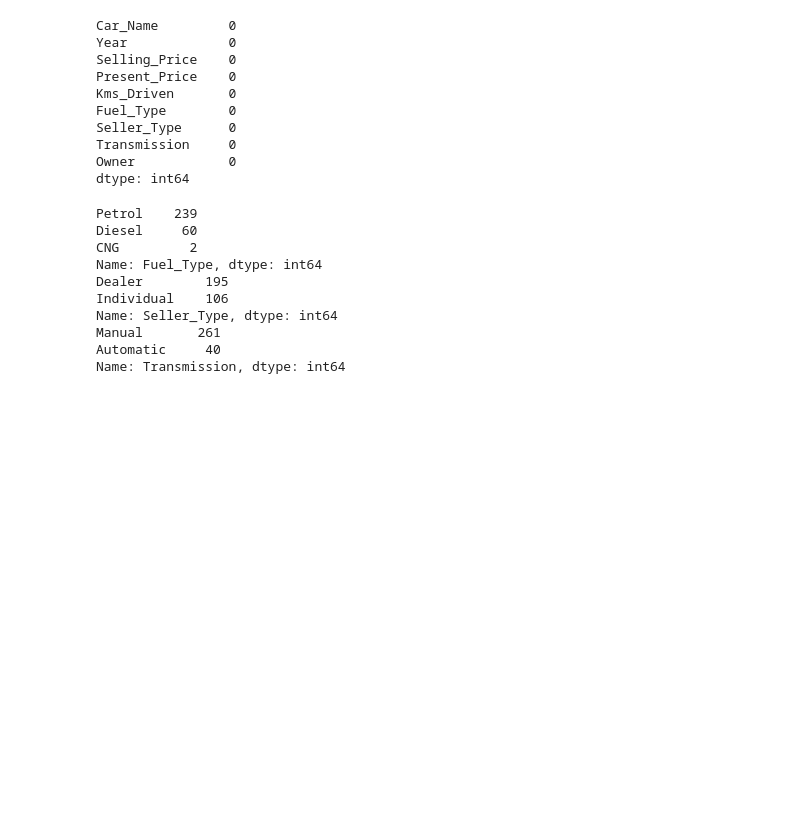
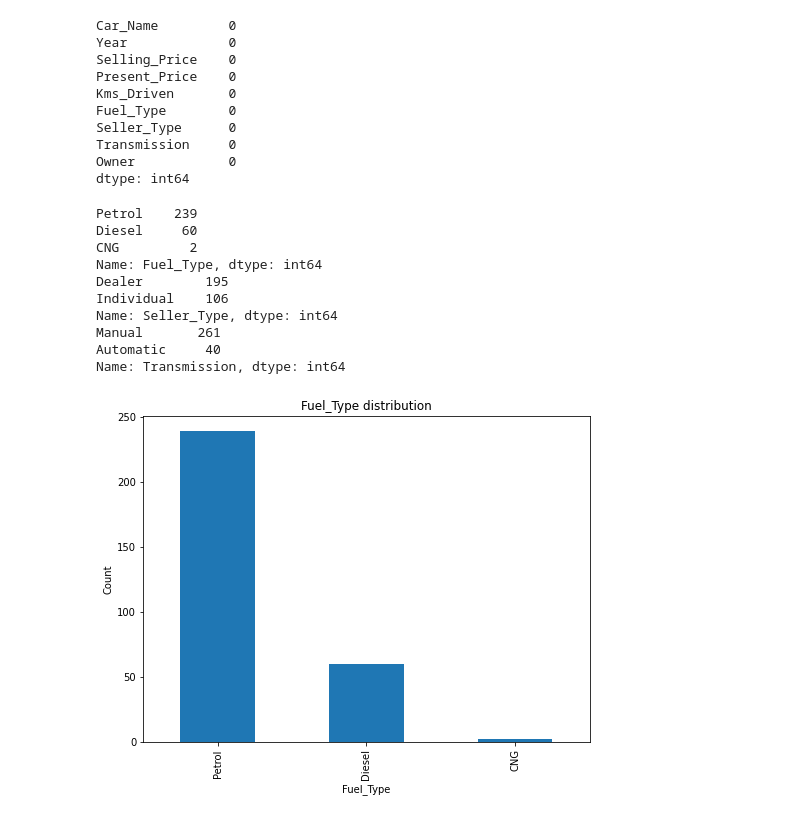
Before and after one commit to kanishkaryaa/car_price_prediction, a Jupyter notebook: car_price_prediction.ipynb, the cells around one changed output. Drawn from its saved outputs; the diff is of its cells as text; code cells hidden in the pictures; blank space fills up the shorter version.

```diff
--- a/car_price_prediction.ipynb
+++ b/car_price_prediction.ipynb
@@ -91,0 +94,11 @@ car_dataset.replace()
+# %%
+# Plot Fuel_Type distribution
+
+plt.figure(figsize=(8,6))
+car_data.Fuel_Type.value_counts().plot(kind='bar')
+plt.title("Fuel_Type distribution")
+plt.xlabel("Fuel_Type")
+plt.ylabel("Count")
+plt.show()
+# %% [output]
+[figure, added]
```
Also changed, not shown: parts of 6 cells of this notebook.
